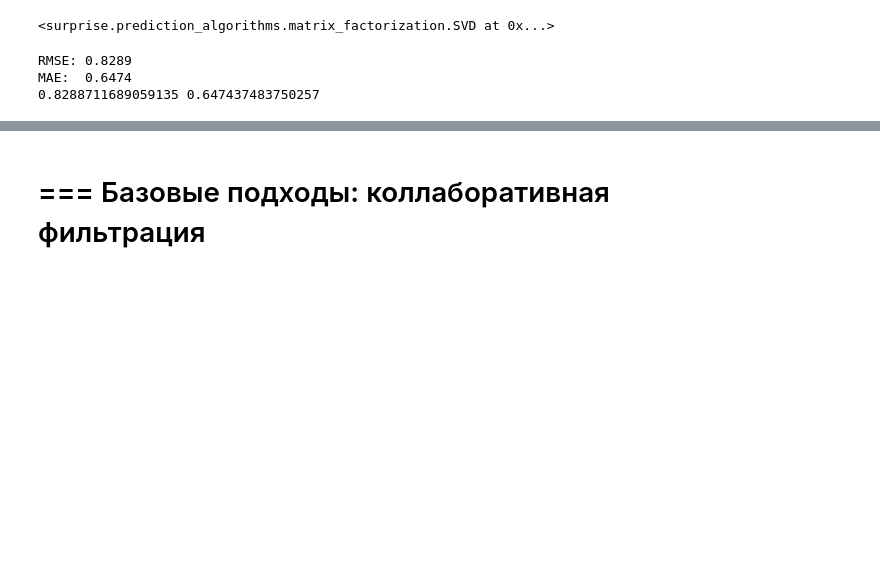
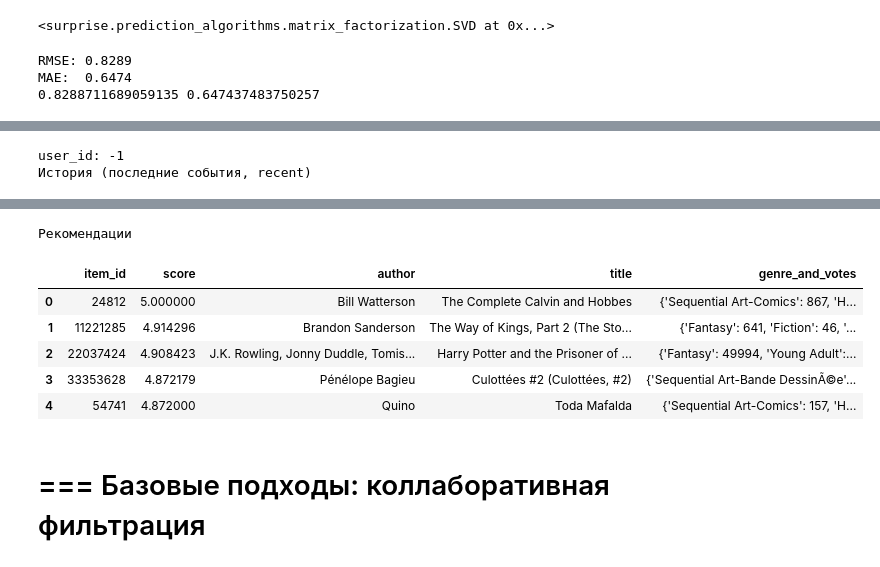
Before and after one commit to Yaroslav-Kn/mle-recsys-start, a Jupyter notebook: main_offline.ipynb, the cells around one changed output, grey strips where cells are left out. Drawn from its saved outputs; the diff is of its cells as text; code cells hidden in the pictures; blank space fills up the shorter version.

```diff
--- a/main_offline.ipynb
+++ b/main_offline.ipynb
@@ -161,0 +350,22 @@ MAE:  0.6474
+# %%
+# выберем произвольного пользователя из тренировочной выборки ("прошлого")
+user_id = -1
+
+print(f"user_id: {user_id}")
+
+print("История (последние события, recent)")
+user_history = (
+    events_train
+    .query("user_id == @user_id")
+    .merge(items.set_index("item_id")[["author", "title", "genre_and_votes"]], on="item_id")
+)
+user_history_to_print = user_history[["author", "title", "started_at", "read_at", "rating", "genre_and_votes"]].tail(10)
+display(user_history_to_print)
+
+print("Рекомендации")
+user_recommendations = get_recommendations_svd(user_id, items, events_train, svd_model)
+user_recommendations = user_recommendations.merge(items[["item_id", "author", "title", "genre_and_votes"]], on="item_id")
+display(user_recommendations)
+# %% [output]
+user_id: -1
+История (последние события, recent)
@@ -161,0 +377,7 @@ MAE:  0.6474
+Рекомендации
+|  | item_id | score | author | title | genre_and_votes |
+| 0 | 24812 | 5.000000 | Bill Watterson | The Complete Calvin and Hobbes | {'Sequential Art-Comics': 867, 'H... |
+| 1 | 11221285 | 4.914296 | Brandon Sanderson | The Way of Kings, Part 2 (The Sto... | {'Fantasy': 641, 'Fiction': 46, '... |
+| 2 | 22037424 | 4.908423 | J.K. Rowling, Jonny Duddle, Tomis... | Harry Potter and the Prisoner of ... | {'Fantasy': 49994, 'Young Adult':... |
+| 3 | 33353628 | 4.872179 | Pénélope Bagieu | Culottées #2 (Culottées, #2) | {'Sequential Art-Bande DessinÃ©e'... |
+| 4 | 54741 | 4.872000 | Quino | Toda Mafalda | {'Sequential Art-Comics': 157, 'H... |
```
Also changed, not shown: parts of 33 cells of this notebook.
